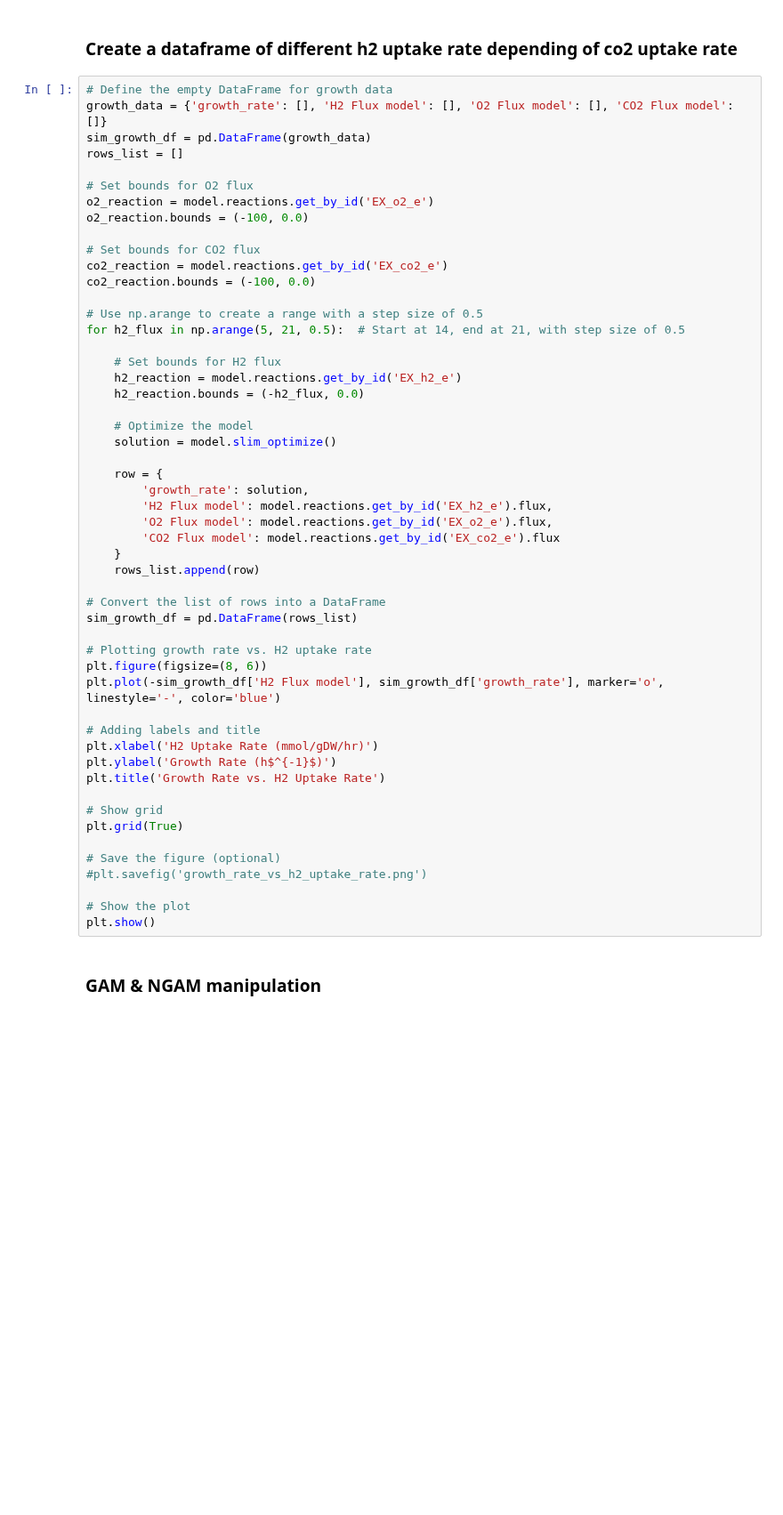
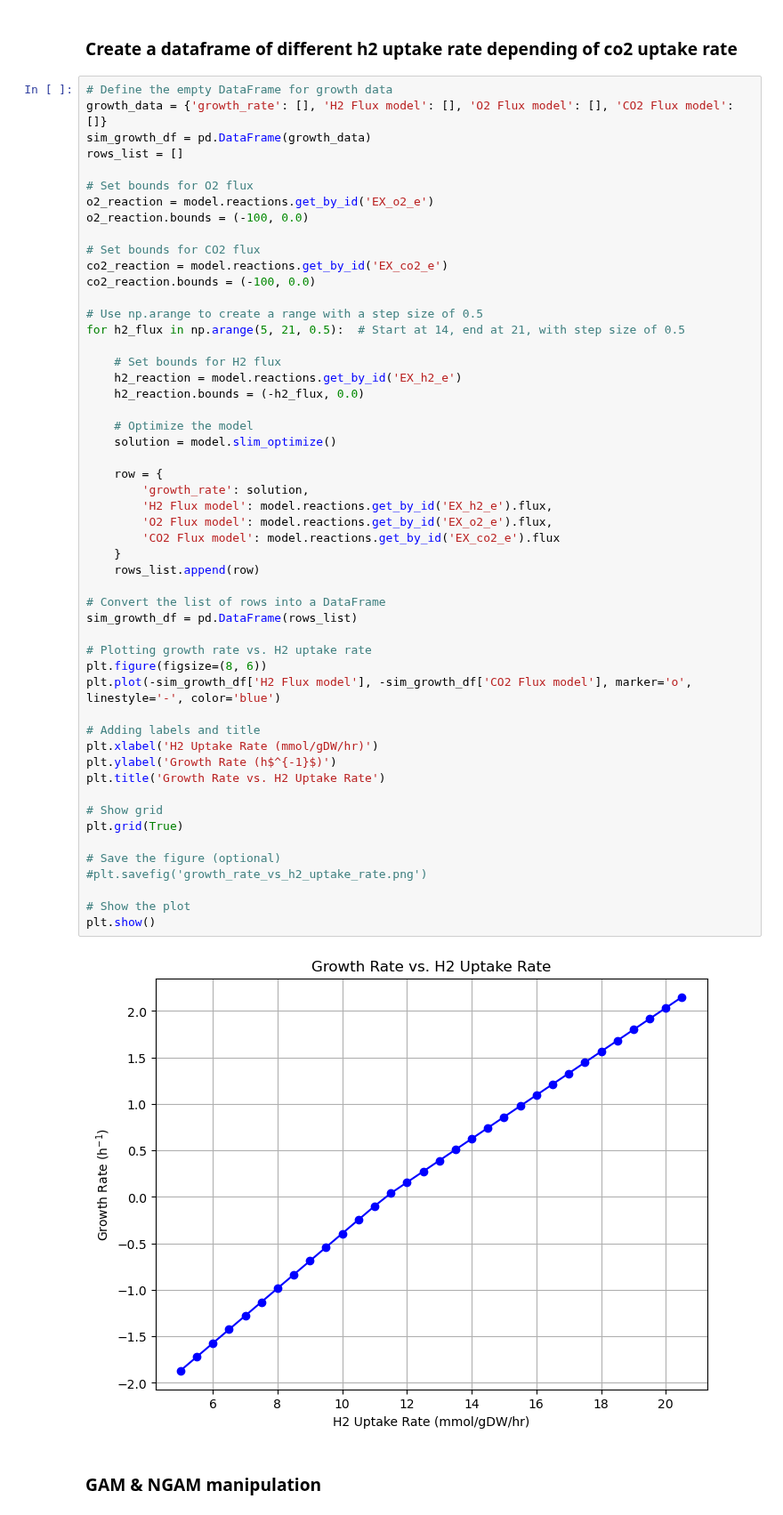
Before and after one commit to AzizBenA/iABA974_SoF1_GEM, a Jupyter notebook: jupyter_notebooks/Model_workshop.ipynb, the cells around one changed output. Shown at 89% size. Drawn from its saved outputs; the diff is of its cells as text; blank space fills up the shorter version.

```diff
--- a/jupyter_notebooks/Model_workshop.ipynb
+++ b/jupyter_notebooks/Model_workshop.ipynb
@@ -271,34 +291,36 @@ for h2_flux in np.arange(5, 21, 0.5):  # Start at 14, end at 21, with step size
     # Optimize the model
     solution = model.slim_optimize()
 
     row = {
         'growth_rate': solution,
         'H2 Flux model': model.reactions.get_by_id('EX_h2_e').flux,
         'O2 Flux model': model.reactions.get_by_id('EX_o2_e').flux,
         'CO2 Flux model': model.reactions.get_by_id('EX_co2_e').flux
     }
     rows_list.append(row)
 
 # Convert the list of rows into a DataFrame
 sim_growth_df = pd.DataFrame(rows_list)
 
 # Plotting growth rate vs. H2 uptake rate
 plt.figure(figsize=(8, 6))
-plt.plot(-sim_growth_df['H2 Flux model'], sim_growth_df['growth_rate'], marker='o', linestyle='-', color='blue')
+plt.plot(-sim_growth_df['H2 Flux model'], -sim_growth_df['CO2 Flux model'], marker='o', linestyle='-', color='blue')
 
 # Adding labels and title
 plt.xlabel('H2 Uptake Rate (mmol/gDW/hr)')
 plt.ylabel('Growth Rate (h$^{-1}$)')
 plt.title('Growth Rate vs. H2 Uptake Rate')
 
 # Show grid
 plt.grid(True)
 
 # Save the figure (optional)
 #plt.savefig('growth_rate_vs_h2_uptake_rate.png')
 
 # Show the plot
 plt.show()
+# %% [output]
+[figure, added]
 # %% [markdown]
 ### GAM & NGAM manipulation
 # %% [markdown]
```
Also changed, not shown: parts of 8 cells of this notebook, 3 other files.
